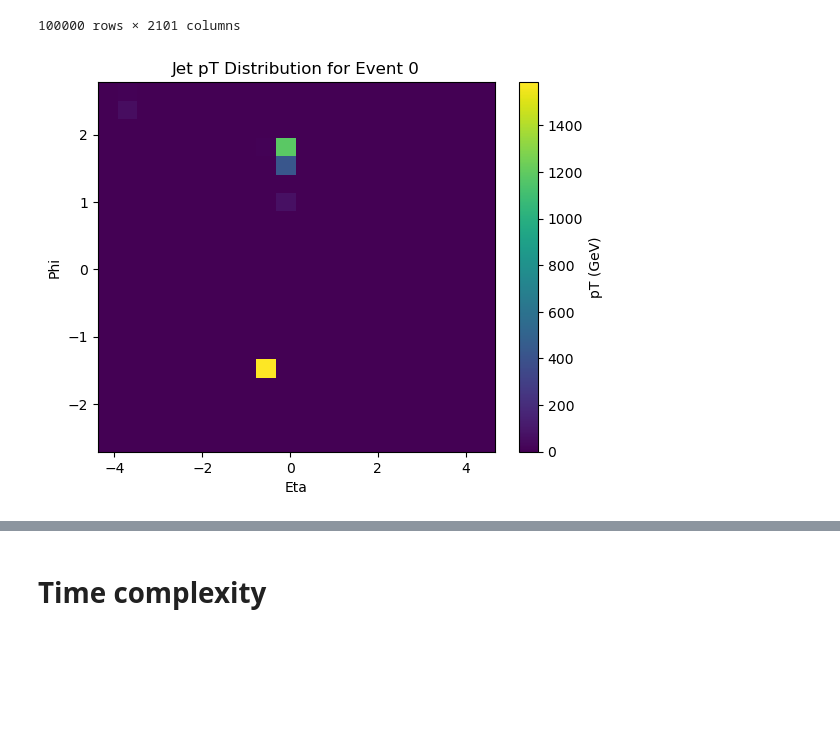
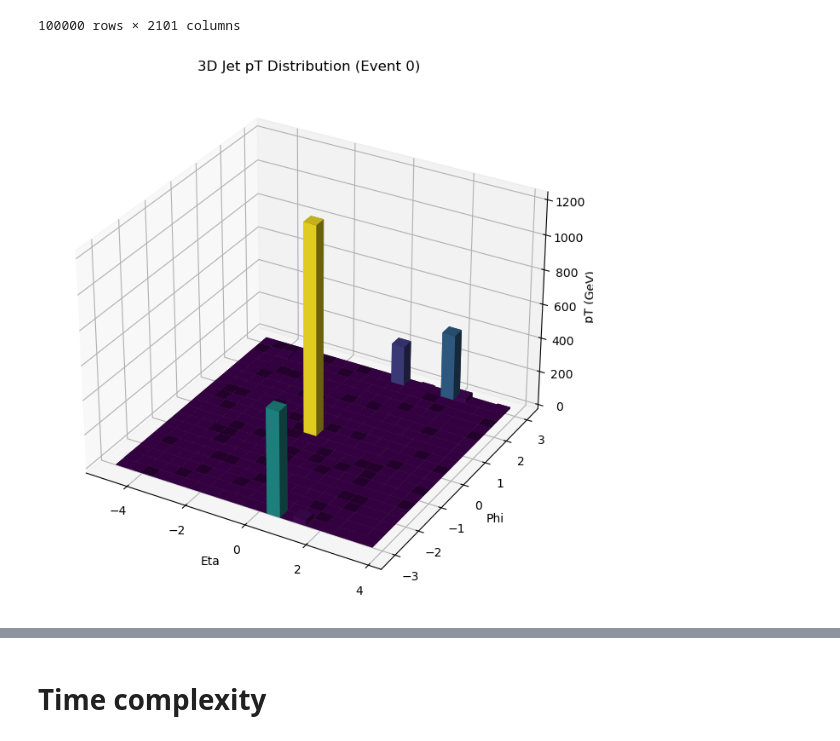
Before and after one commit to FrancescoLR02/JetClustering, a Jupyter notebook: Analysis.ipynb, the cells around one changed output, grey strips where cells are left out. Drawn from its saved outputs; the diff is of its cells as text; code cells hidden in the pictures; blank space fills up the shorter version.

```diff
--- a/Analysis.ipynb
+++ b/Analysis.ipynb
@@ -25,21 +28,47 @@ ds
 | 99999 | 2.096975 | -1.797901 | -0.391067 | 0.734167 | -0.243370 | 1.809241 | 2.749131 | -1.559799 | -0.249572 | 5.015258 | ... | ... |
 100000 rows × 2101 columns
 # %%
-import pandas as pd
-import matplotlib.pyplot as plt
+df = pd.read_csv('ReconstructedJet.csv')
+event_0 = df[df['EventID'] == 0]
 
-# Load data
-df = pd.read_csv('ReconstructedJet.csv')
+# 2. Calculate the 2D Histogram Data (Heights)
+# We use numpy to get the raw numbers for the bin heights
+bins = 20
+hist, xedges, yedges = np.histogram2d(
+   event_0['Eta'],
+   event_0['Phi'],
+   bins=bins,
+   weights=event_0['pT']
+)
 
-# Select only the first collision
-event_0 = df[df['EventID'] == 1]
+# 3. Setup the 3D Canvas
+fig = plt.figure(figsize=(10, 8))
+ax = fig.add_subplot(111, projection='3d')
 
-# Plot the 2D Histogram weighted by pT
-plt.hist2d(event_0['Eta'], event_0['Phi'], weights=event_0['pT'], bins=20)
-plt.colorbar(label='pT (GeV)')
-plt.xlabel('Eta')
-plt.ylabel('Phi')
-plt.title('Jet pT Distribution for Event 0')
+# 4. Create the meshgrid for the bars
+# Construct arrays for the anchor positions of the bars
+xpos, ypos = np.meshgrid(xedges[:-1], yedges[:-1], indexing="ij")
+xpos = xpos.ravel()
+ypos = ypos.ravel()
+zpos = 0
+
+# Construct arrays for the dimensions of the bars
+dx = (xedges[1] - xedges[0]) # 0.8 adds a small gap between bars
+dy = (yedges[1] - yedges[0])
+dz = hist.ravel()
+
+# 5. Plot the 3D Bars
+# We can map the color to the height (pT) for extra aesthetics
+colors = plt.cm.viridis(dz / dz.max())
+
+ax.bar3d(xpos, ypos, zpos, dx, dy, dz, color=colors, zsort='average')
+
+# 6. Labels and Formatting
+ax.set_xlabel('Eta')
+ax.set_ylabel('Phi')
+ax.set_zlabel('pT (GeV)')
+ax.set_title('3D Jet pT Distribution (Event 0)')
+
 plt.show()
 # %% [output]
-[figure, old version]
+[figure, new version]
```
Also changed, not shown: parts of 4 cells of this notebook, 14 other files.
